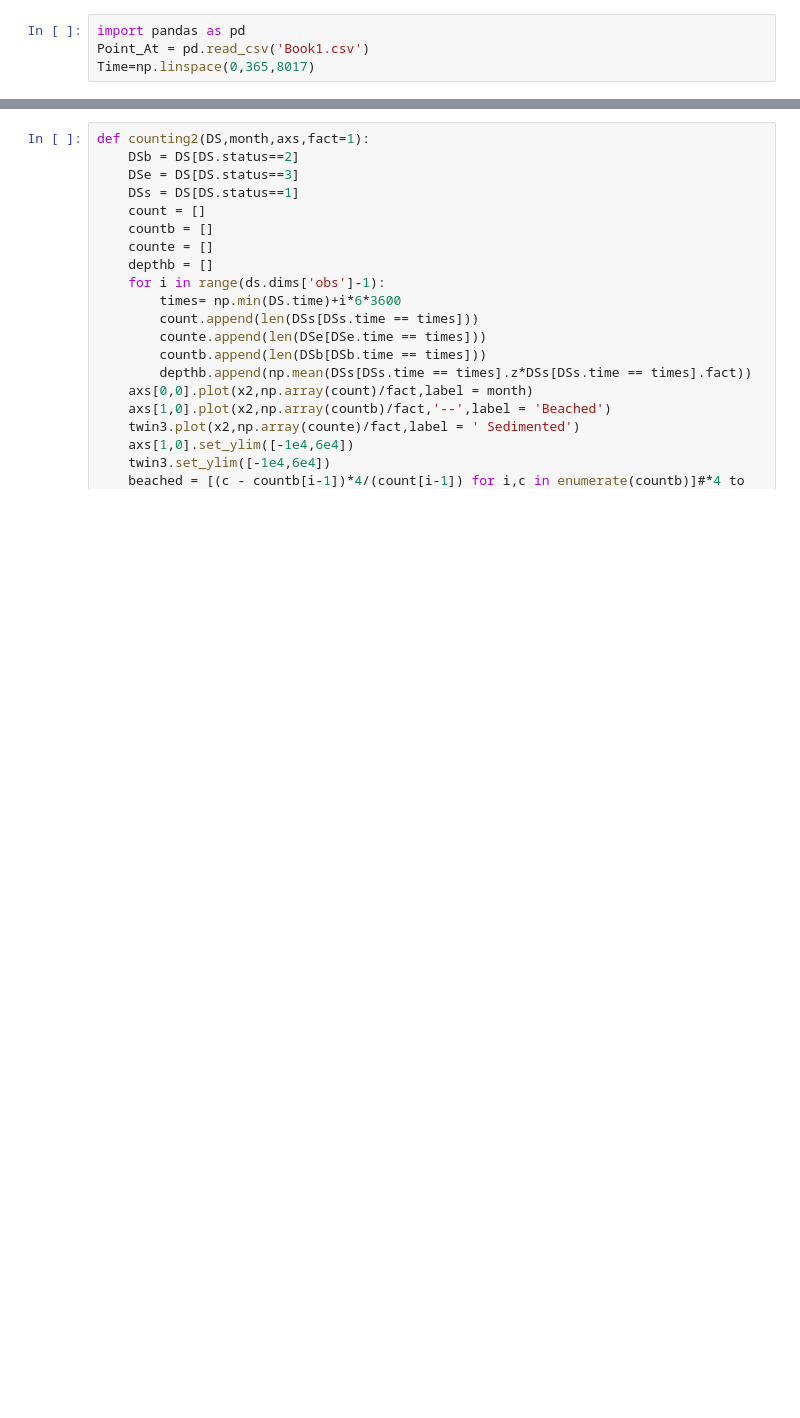
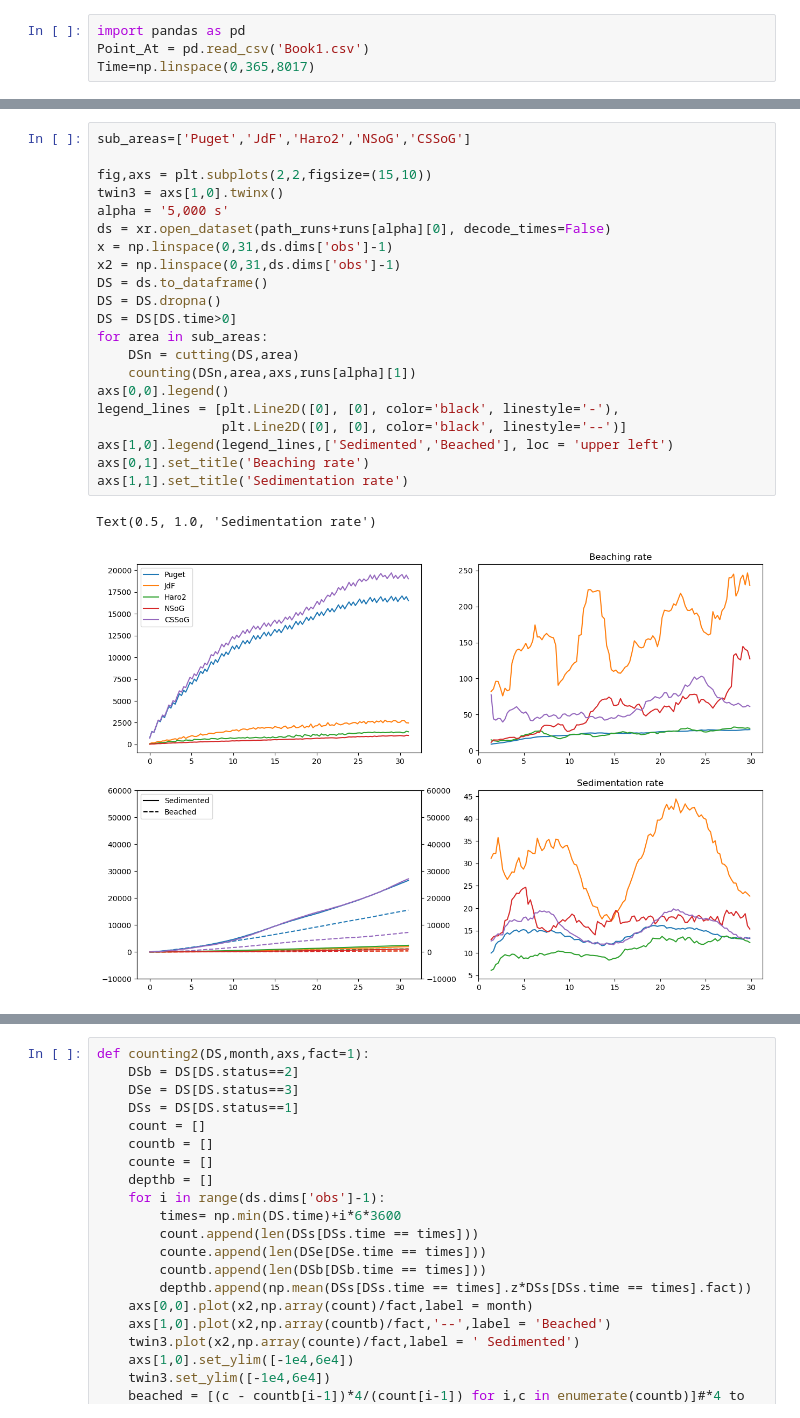
Before and after one commit to SalishSeaCast/analysis-jose, a Jupyter notebook: notebooks/Outfall_finalResults/regions_stats.ipynb, the cells around one changed output, grey strips where cells are left out. Drawn from its saved outputs; the diff is of its cells as text; blank space fills up the shorter version.

```diff
--- a/notebooks/Outfall_finalResults/regions_stats.ipynb
+++ b/notebooks/Outfall_finalResults/regions_stats.ipynb
@@ -169,0 +181,24 @@ axs[1,0].legend(legend_lines,['Sedimented','Beached'], loc = 'upper left')
+# %%
+sub_areas=['Puget','JdF','Haro2','NSoG','CSSoG']
+
+fig,axs = plt.subplots(2,2,figsize=(15,10))
+twin3 = axs[1,0].twinx()
+alpha = '5,000 s'
+ds = xr.open_dataset(path_runs+runs[alpha][0], decode_times=False)
+x = np.linspace(0,31,ds.dims['obs']-1)
+x2 = np.linspace(0,31,ds.dims['obs']-1)
+DS = ds.to_dataframe()
+DS = DS.dropna()
+DS = DS[DS.time>0]
+for area in sub_areas:
+    DSn = cutting(DS,area)
+    counting(DSn,area,axs,runs[alpha][1])
+axs[0,0].legend()
+legend_lines = [plt.Line2D([0], [0], color='black', linestyle='-'),
+                plt.Line2D([0], [0], color='black', linestyle='--')]
+axs[1,0].legend(legend_lines,['Sedimented','Beached'], loc = 'upper left')
+axs[0,1].set_title('Beaching rate')
+axs[1,1].set_title('Sedimentation rate')
+# %% [output]
+Text(0.5, 1.0, 'Sedimentation rate')
+[figure, added]
```
Also changed, not shown: parts of 4 cells of this notebook.
